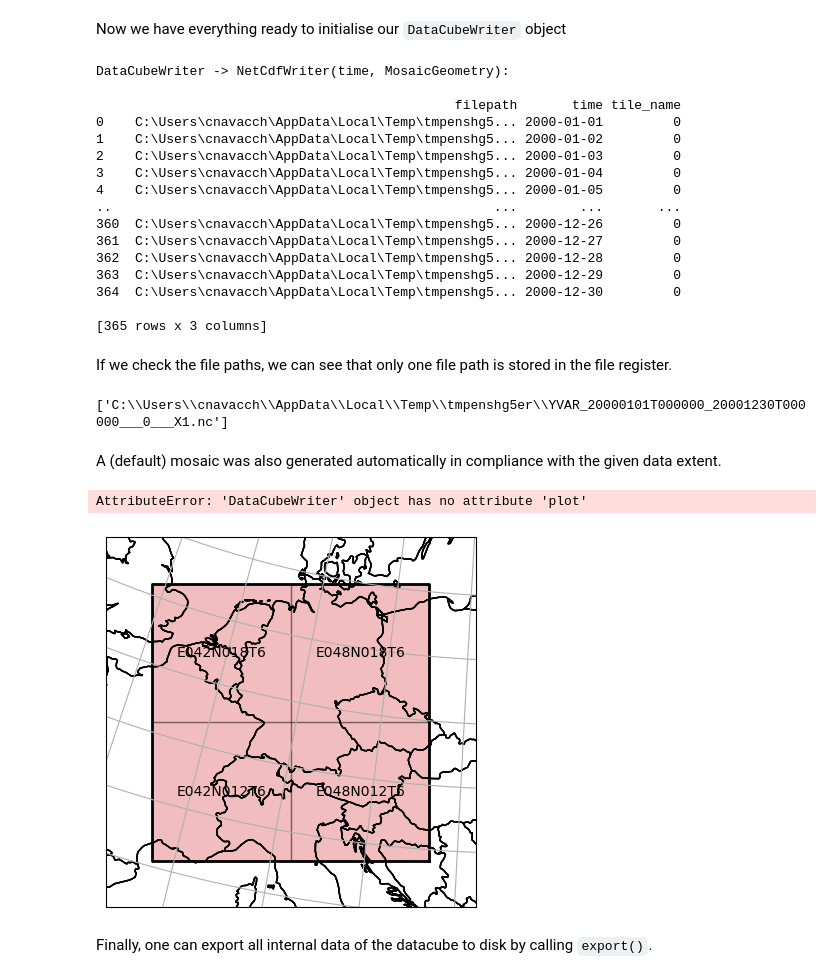
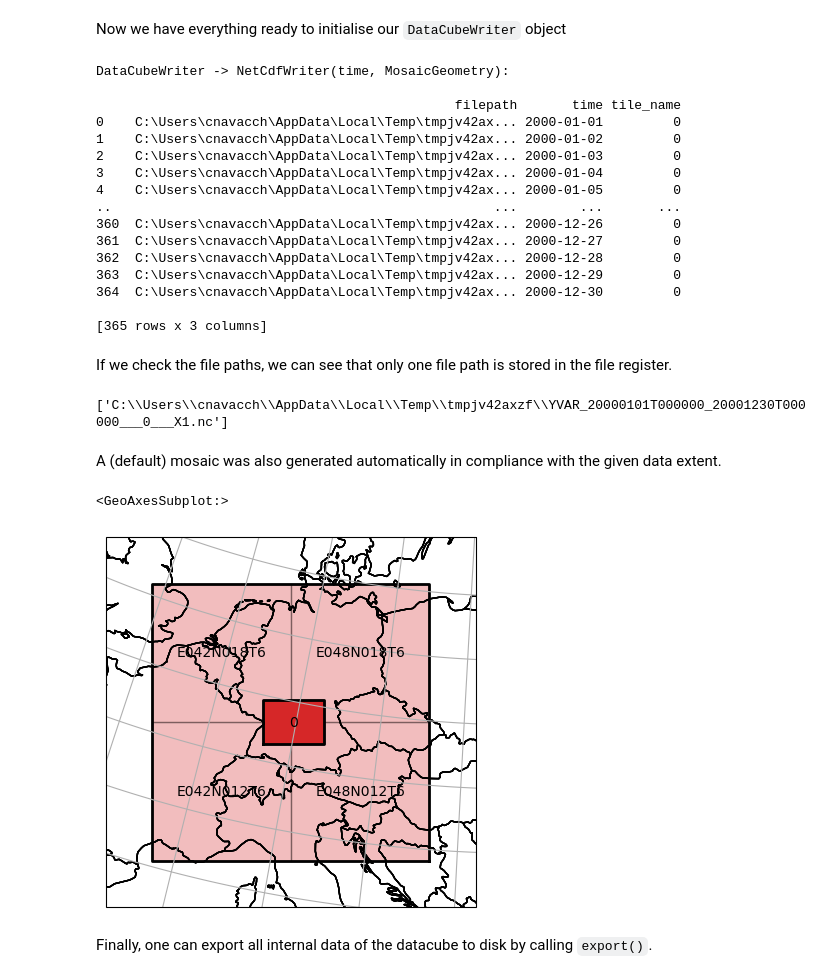
Before and after one commit to TUW-GEO/yeoda, a Jupyter notebook: docs/notebooks/general_usage.ipynb, the cells around one changed output. Cells and saved outputs as stored; diff of their text form; code cells hidden in the pictures.

Commit message:
enhanced flexibility of filename class usage; introduced external file classes and their keywords; fixed bugs; added multiple notebooks for working with different EO datasets; updated dependencies

```diff
--- a/docs/notebooks/general_usage.ipynb
+++ b/docs/notebooks/general_usage.ipynb
@@ -55,7 +55,7 @@ from yeoda.datacube import DataCubeReader
 from geopathfinder.naming_conventions.yeoda_naming import YeodaFilename
 
 dimensions = ["time", "tile_name", "var_name", "sensor_field", "data_version"]
-dc_reader = DataCubeReader.from_filepaths(filepaths, YeodaFilename, dimensions=dimensions,
+dc_reader = DataCubeReader.from_filepaths(filepaths, fn_class=YeodaFilename, dimensions=dimensions,
                                           stack_dimension="time", tile_dimension="tile_name")
 dc_reader
 # %% [output]
@@ -781,7 +781,7 @@ Now we have everything ready to initialise our `DataCubeWriter` object
 from yeoda.datacube import DataCubeWriter
 
 dc_writer_sngl_stack = DataCubeWriter.from_data(dc_roi_x1.data_view, dst_dirpath,
-                                                filename_class=YeodaFilename, ext='.nc', def_fields=def_fields,
+                                                fn_class=YeodaFilename, ext='.nc', def_fields=def_fields,
                                                 stack_dimension='time', tile_dimension='tile_name',
                                                 fn_map={'time': 'datetime_1'},
                                                 stack_groups=stack_groups,
@@ -791,17 +791,17 @@ dc_writer_sngl_stack
 DataCubeWriter -> NetCdfWriter(time, MosaicGeometry):
 
                                               filepath       time tile_name
-0    C:\Users\cnavacch\AppData\Local\Temp\tmpenshg5... 2000-01-01         0
-1    C:\Users\cnavacch\AppData\Local\Temp\tmpenshg5... 2000-01-02         0
-2    C:\Users\cnavacch\AppData\Local\Temp\tmpenshg5... 2000-01-03         0
-3    C:\Users\cnavacch\AppData\Local\Temp\tmpenshg5... 2000-01-04         0
-4    C:\Users\cnavacch\AppData\Local\Temp\tmpenshg5... 2000-01-05         0
+0    C:\Users\cnavacch\AppData\Local\Temp\tmpjv42ax... 2000-01-01         0
+1    C:\Users\cnavacch\AppData\Local\Temp\tmpjv42ax... 2000-01-02         0
+2    C:\Users\cnavacch\AppData\Local\Temp\tmpjv42ax... 2000-01-03         0
+3    C:\Users\cnavacch\AppData\Local\Temp\tmpjv42ax... 2000-01-04         0
+4    C:\Users\cnavacch\AppData\Local\Temp\tmpjv42ax... 2000-01-05         0
 ..                                                 ...        ...       ...
-360  C:\Users\cnavacch\AppData\Local\Temp\tmpenshg5... 2000-12-26         0
-361  C:\Users\cnavacch\AppData\Local\Temp\tmpenshg5... 2000-12-27         0
-362  C:\Users\cnavacch\AppData\Local\Temp\tmpenshg5... 2000-12-28         0
-363  C:\Users\cnavacch\AppData\Local\Temp\tmpenshg5... 2000-12-29         0
-364  C:\Users\cnavacch\AppData\Local\Temp\tmpenshg5... 2000-12-30         0
+360  C:\Users\cnavacch\AppData\Local\Temp\tmpjv42ax... 2000-12-26         0
+361  C:\Users\cnavacch\AppData\Local\Temp\tmpjv42ax... 2000-12-27         0
+362  C:\Users\cnavacch\AppData\Local\Temp\tmpjv42ax... 2000-12-28         0
+363  C:\Users\cnavacch\AppData\Local\Temp\tmpjv42ax... 2000-12-29         0
+364  C:\Users\cnavacch\AppData\Local\Temp\tmpjv42ax... 2000-12-30         0
 
 [365 rows x 3 columns]
 # %% [markdown]
@@ -809,15 +809,15 @@ If we check the file paths, we can see that only one file path is stored in the
 # %%
 dc_writer_sngl_stack.filepaths
 # %% [output]
-['C:\\Users\\cnavacch\\AppData\\Local\\Temp\\tmpenshg5er\\YVAR_20000101T000000_20001230T000000___0___X1.nc']
+['C:\\Users\\cnavacch\\AppData\\Local\\Temp\\tmpjv42axzf\\YVAR_20000101T000000_20001230T000000___0___X1.nc']
 # %% [markdown]
 A (default) mosaic was also generated automatically in compliance with the given data extent.
 # %%
 ax = dc_reader.mosaic.parent_root.plot(label_tiles=True, extent=plot_extent, alpha=0.3)
-dc_writer_sngl_stack.plot(label_tiles=True, ax=ax, extent=plot_extent)
+dc_writer_sngl_stack.mosaic.plot(label_tiles=True, ax=ax, extent=plot_extent)
 # %% [output]
-AttributeError: 'DataCubeWriter' object has no attribute 'plot'
+<GeoAxesSubplot:>
-[figure, old version]
+[figure, new version]
 # %% [markdown]
 Finally, one can export all internal data of the datacube to disk by calling `export()`.
 # %%
```
Also changed, not shown: parts of 38 cells of this notebook, 12 other files.
